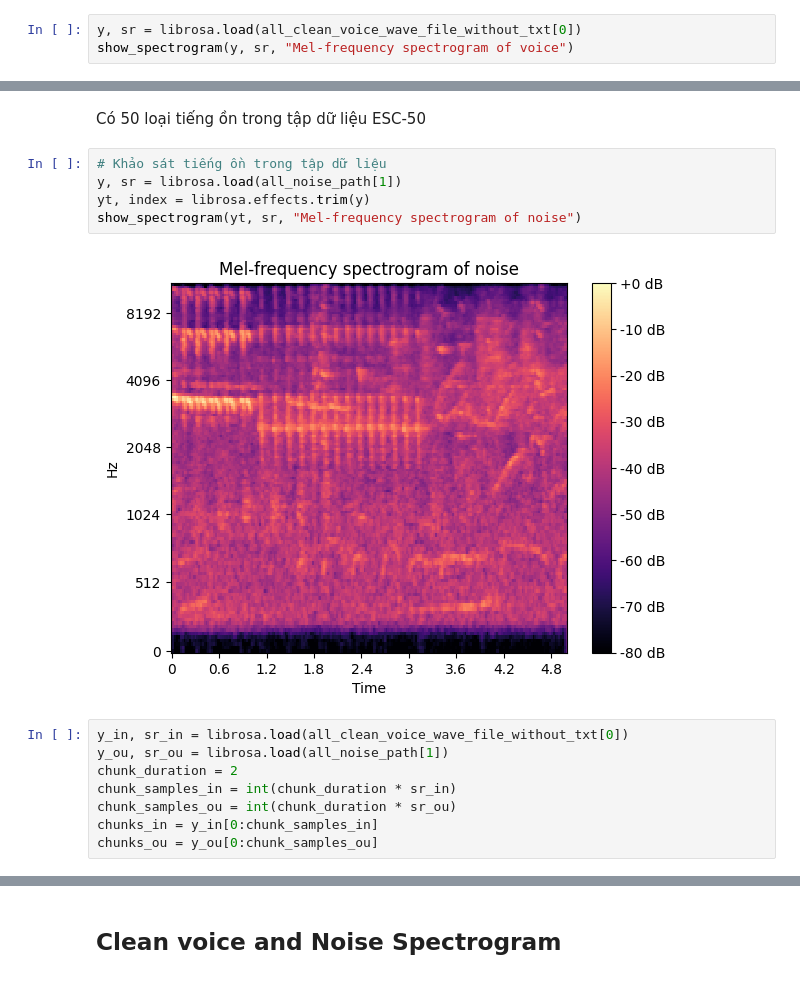
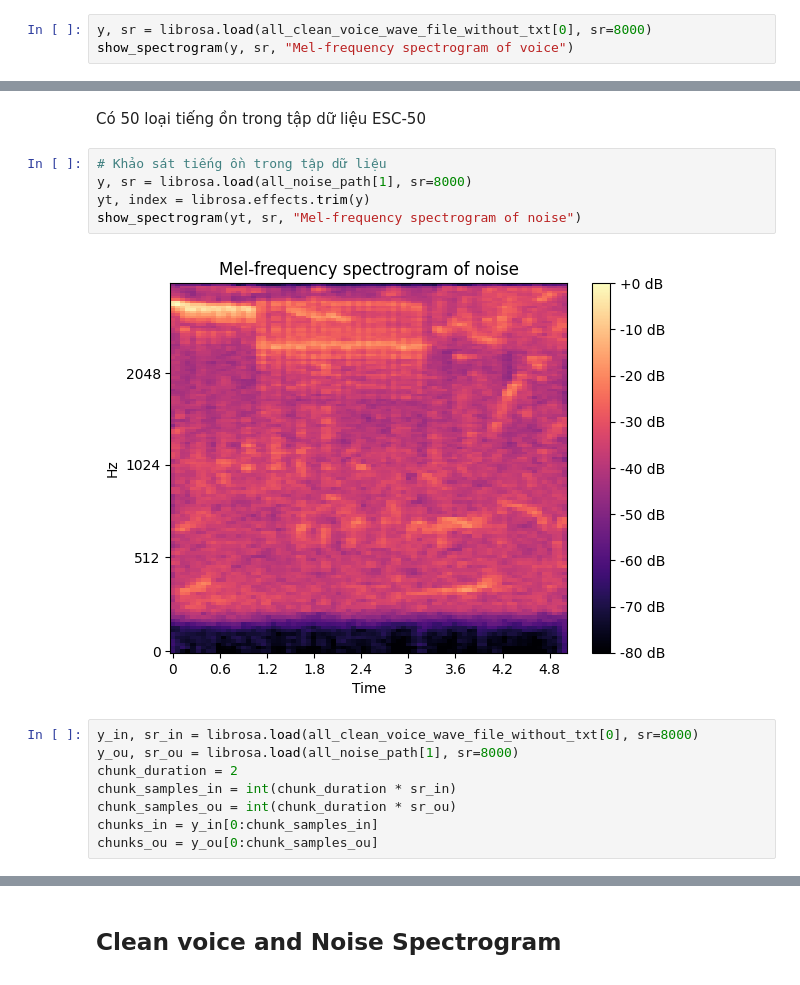
Before and after one commit to HenSanInDuty/speech-enhancement-unet, a Jupyter notebook: notebook/research.ipynb, the cells around one changed output, grey strips where cells are left out. Saved outputs shown, nothing was run; the diff lists cells and outputs as text.

```diff
--- a/notebook/research.ipynb
+++ b/notebook/research.ipynb
@@ -57,6 +56,6 @@ del hours_of_voice
 # %% [output]
 26
 # %%
-y, sr = librosa.load(all_clean_voice_wave_file_without_txt[0])
+y, sr = librosa.load(all_clean_voice_wave_file_without_txt[0], sr=8000)
 show_spectrogram(y, sr, "Mel-frequency spectrogram of voice")
 # %% [output]
@@ -81,14 +81,14 @@ len(set(df_noise_meta['category']))
 Có 50 loại tiếng ồn trong tập dữ liệu ESC-50
 # %%
 # Khảo sát tiếng ồn trong tập dữ liệu
-y, sr = librosa.load(all_noise_path[1])
+y, sr = librosa.load(all_noise_path[1], sr=8000)
 yt, index = librosa.effects.trim(y)
 show_spectrogram(yt, sr, "Mel-frequency spectrogram of noise")
 # %% [output]
-[figure, old version]
+[figure, new version]
 # %%
-y_in, sr_in = librosa.load(all_clean_voice_wave_file_without_txt[0])
-y_ou, sr_ou = librosa.load(all_noise_path[1])
+y_in, sr_in = librosa.load(all_clean_voice_wave_file_without_txt[0], sr=8000)
+y_ou, sr_ou = librosa.load(all_noise_path[1], sr=8000)
 chunk_duration = 2
 chunk_samples_in = int(chunk_duration * sr_in)
 chunk_samples_ou = int(chunk_duration * sr_ou)
```
Also changed, not shown: parts of 16 cells of this notebook, 7 other files.
